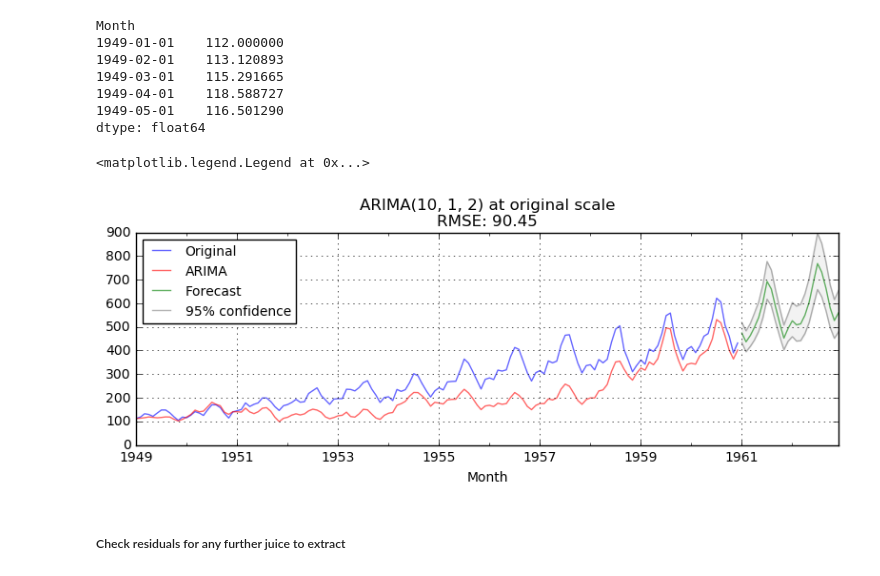
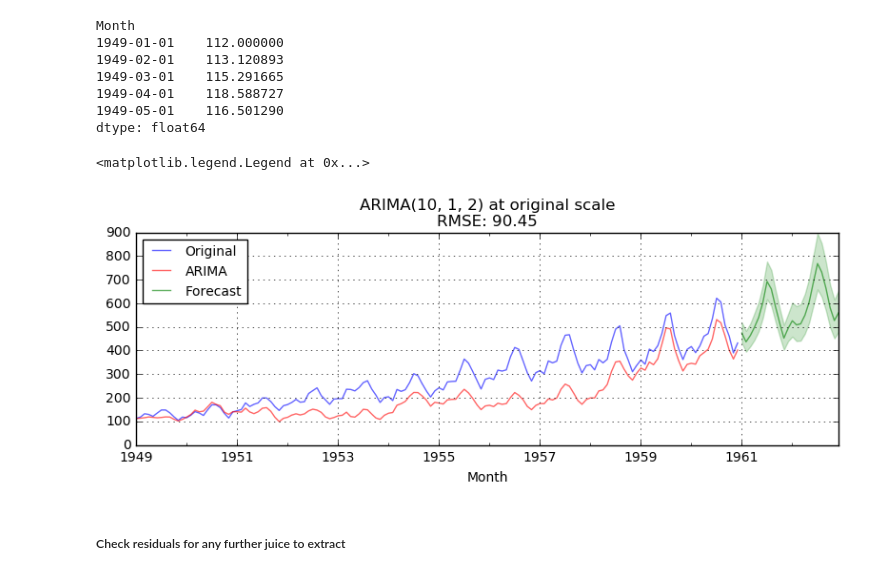
Before and after one commit to cdignam8304/time-series, a Jupyter notebook: tutorial/Time series forecasting tutorial.ipynb, the cells around one changed output. Cells and saved outputs as stored; diff of their text form; code cells hidden in the pictures.

Commit message:
Update Time series forecasting tutorial notebook

```diff
--- a/tutorial/Time series forecasting tutorial.ipynb
+++ b/tutorial/Time series forecasting tutorial.ipynb
@@ -870,22 +874,22 @@ forecast_CI_upper = pd.Series(np.exp([x[1] for x in forecast_CI]), index=forecas
 # %%
 # Plot the fit model at the original scale vs the original series
 RMSE_ARIMA = np.sqrt((sum((ts-predictions_ARIMA)**2))/len(ts))
 
 fig = plt.figure(figsize=(8, 3))
 ax1 = ts.plot(alpha=0.6, color="blue", label="Original")
 ax2 = predictions_ARIMA.plot(alpha=0.6, color="red", label="ARIMA")
 ax3 = forecast_vals.plot(alpha=0.6, color="green", label="Forecast")
-ax4 = forecast_CI_lower.plot(alpha=0.6, color="gray", label="95% confidence")
-ax5 = forecast_CI_upper.plot(alpha=0.6, color="gray", label="")
-plt.fill_between(forecast_CI_lower.index, forecast_CI_lower, forecast_CI_upper, alpha=0.1, color="gray")
+# ax4 = forecast_CI_lower.plot(alpha=0.6, color="gray", label="95% confidence")
+# ax5 = forecast_CI_upper.plot(alpha=0.6, color="gray", label="")
+plt.fill_between(forecast_CI_lower.index, forecast_CI_lower, forecast_CI_upper, alpha=0.2, color="green")
 plt.grid(True)
 # ax.set_frame_on(False)
 plt.tight_layout()
 plt.title("ARIMA(%d, %d, %d) at original scale\nRMSE: %.2f" % (p, d, q, RMSE_ARIMA))
 plt.legend(loc="upper left", fontsize=10)
 # %% [output]
 <matplotlib.legend.Legend at 0x...>
-[figure, old version]
+[figure, new version]
 # %% [markdown]
 ##### Check residuals for any further juice to extract
 # %%
```
Also changed, not shown: parts of 13 cells of this notebook.
